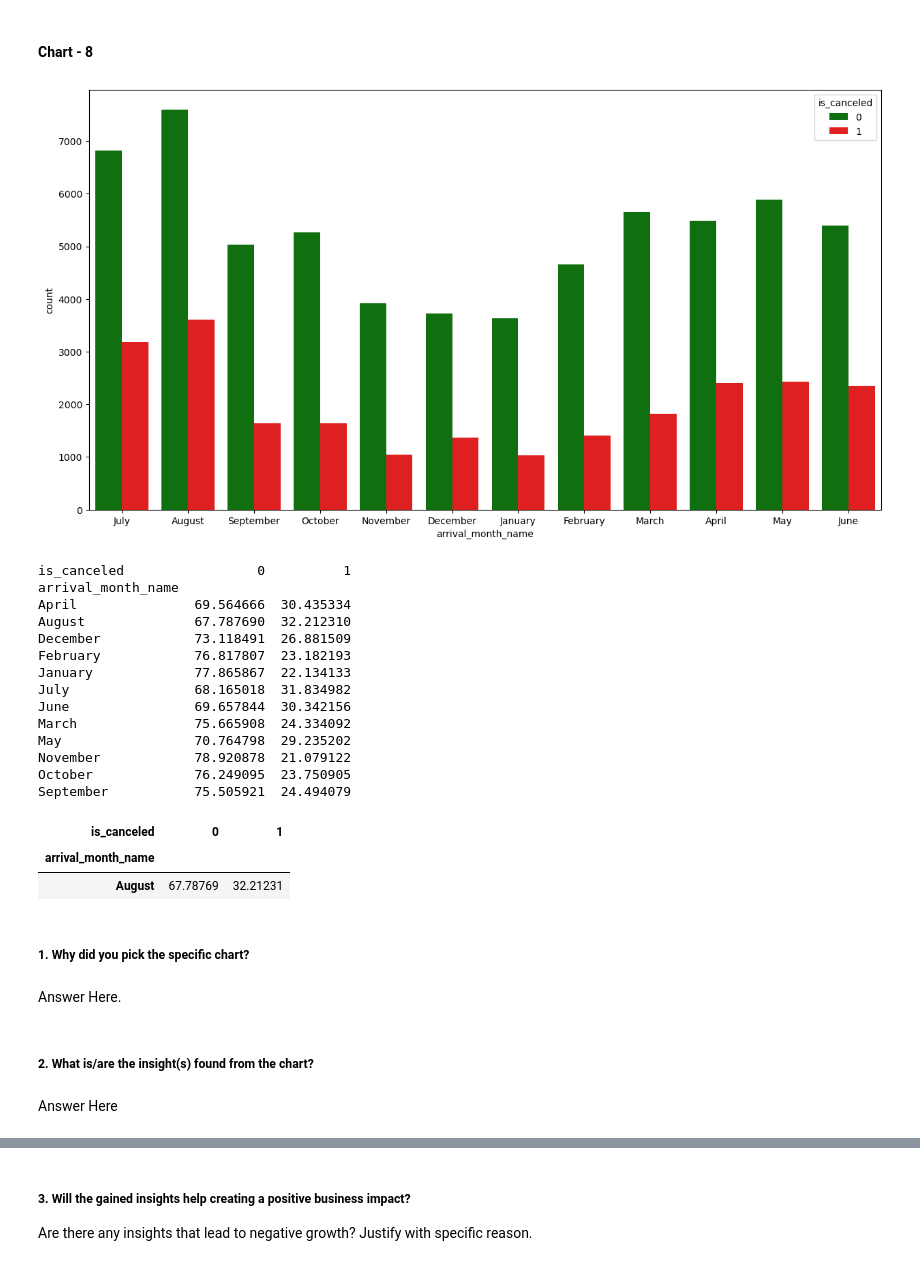
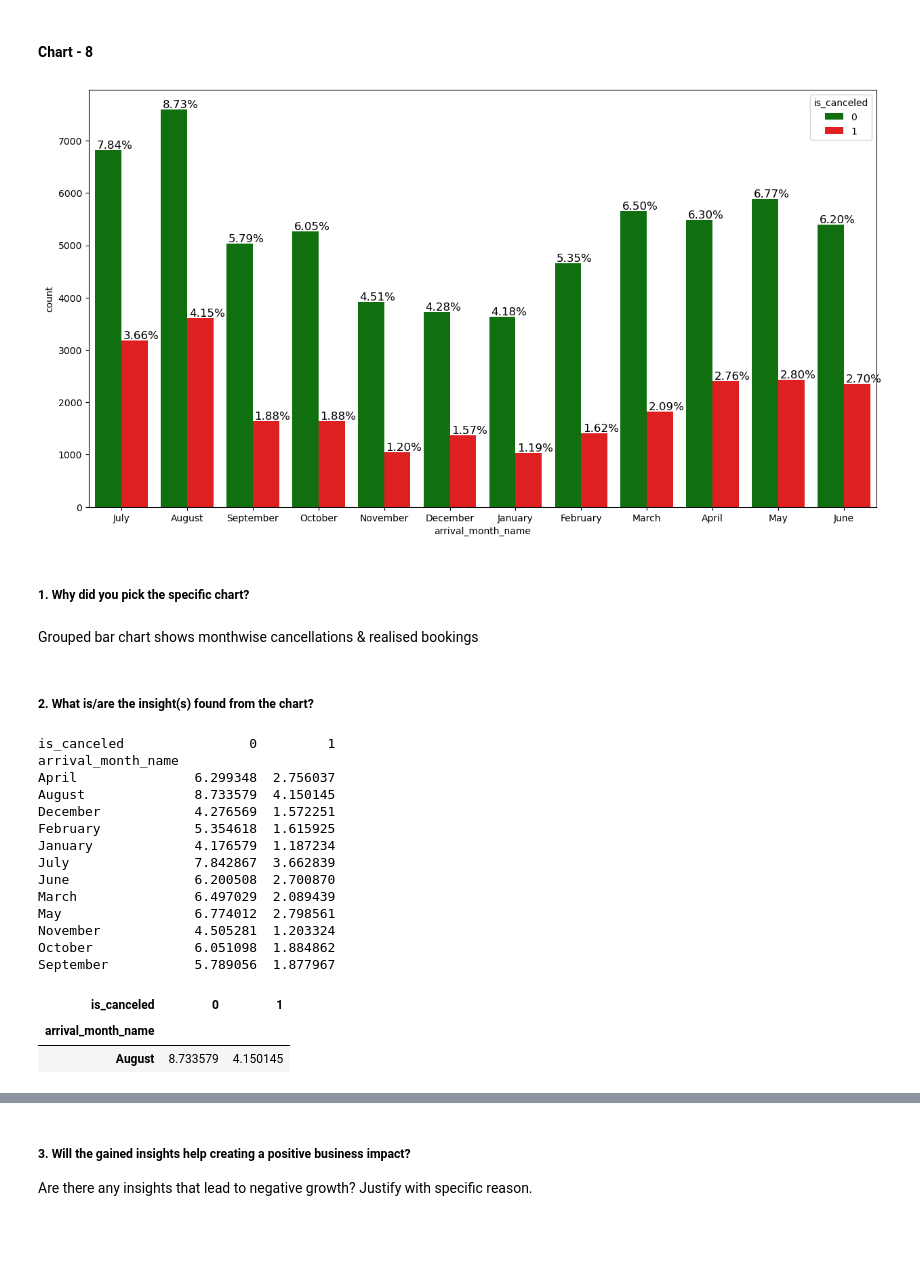
Before and after one commit to lakshay170/hotel_capstone, a Jupyter notebook: Hotel_Capstone.ipynb, the cells around one changed output, grey strips where cells are left out. Drawn from its saved outputs; the diff is of its cells as text; code cells hidden in the pictures; blank space fills up the shorter version.

```diff
--- a/Hotel_Capstone.ipynb
+++ b/Hotel_Capstone.ipynb
@@ -1067,42 +1090,44 @@ Answer Here
 # %%
 # Chart - 8 visualization code
 plt.figure(figsize=(15,8))
 hotel['month'] = hotel['reservation_status_date'].dt.month
-sns.countplot(data=hotel,x='arrival_month_name',hue='is_canceled',palette=['g','r'])
-plt.savefig('monthwise_cancellations.jpg')
+mnt_bookings=sns.countplot(data=hotel,x='arrival_month_name',hue='is_canceled',palette=['g','r'])
+# plt.savefig('monthwise_cancellations.jpg')
+
+for p in mnt_bookings.patches:
+      height = p.get_height()
+      mnt_bookings.annotate(f'{height/hotel.shape[0]*100:.2f}%', (0.1+p.get_x() + p.get_width() / 2., height),
+             ha='center', va='center', xytext=(0, 5), textcoords='offset points',fontsize=12
+              )
+
 plt.show()
-
-
-mnt_cncl = pd.crosstab(hotel['arrival_month_name'],hotel['is_canceled'],normalize='index')*100
-# normalize='index'--to calculate percentage over each row
-print(mnt_cncl,'\n')
-# Finding max cancellation month
-mnt_cncl[mnt_cncl[1]==max(mnt_cncl[1])]
-# percentage cancellation
 # %% [output]
-[figure, old version]
+[figure, new version]
-is_canceled                 0          1
-arrival_month_name
-April               69.564666  30.435334
-August              67.787690  32.212310
-December            73.118491  26.881509
-February            76.817807  23.182193
-January             77.865867  22.134133
-July                68.165018  31.834982
-June                69.657844  30.342156
-March               75.665908  24.334092
-May                 70.764798  29.235202
-November            78.920878  21.079122
-October             76.249095  23.750905
-September           75.505921  24.494079
-| is_canceled | 0 | 1 |
-| arrival_month_name |  |  |
-| August | 67.78769 | 32.21231 |
 # %% [markdown]
 ##### 1. Why did you pick the specific chart?
-# %% [markdown]
-Answer Here.
+# %% [markdown]
+Grouped bar chart shows monthwise cancellations & realised bookings
 # %% [markdown]
 ##### 2. What is/are the insight(s) found from the chart?
-# %% [markdown]
-Answer Here
+# %%
+mnt_cncl = pd.crosstab(hotel['arrival_month_name'],hotel['is_canceled'],normalize=True)*100
+# normalize='index'--to calculate percentage over each row
+print(mnt_cncl,'\n')
+# %% [output]
+is_canceled                0         1
+arrival_month_name
+April               6.299348  2.756037
+August              8.733579  4.150145
+December            4.276569  1.572251
+February            5.354618  1.615925
+January             4.176579  1.187234
+July                7.842867  3.662839
+June                6.200508  2.700870
+March               6.497029  2.089439
+May                 6.774012  2.798561
+November            4.505281  1.203324
+October             6.051098  1.884862
+September           5.789056  1.877967
+| is_canceled | 0 | 1 |
+| arrival_month_name |  |  |
+| August | 8.733579 | 4.150145 |
```
Also changed, not shown: parts of 12 cells of this notebook.
